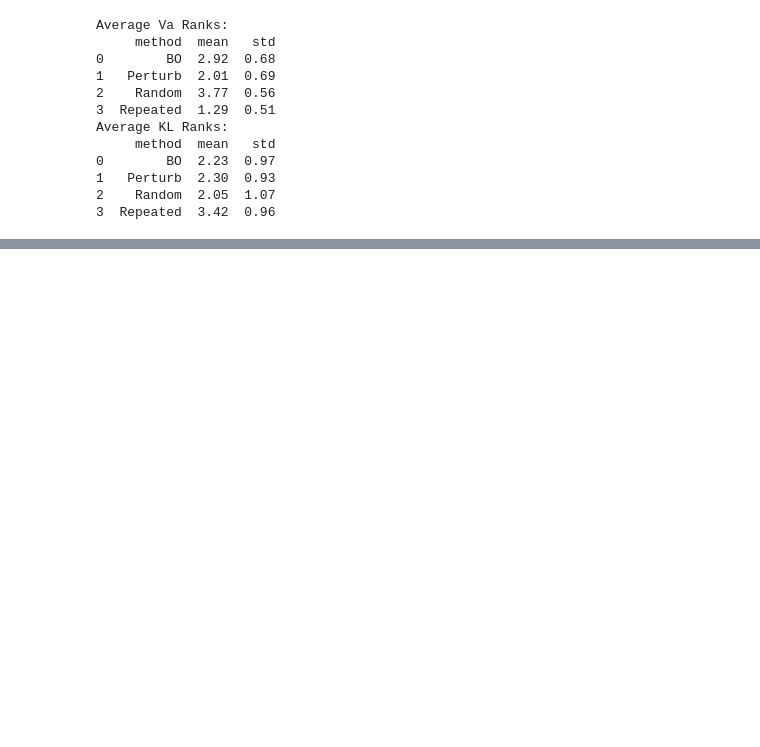
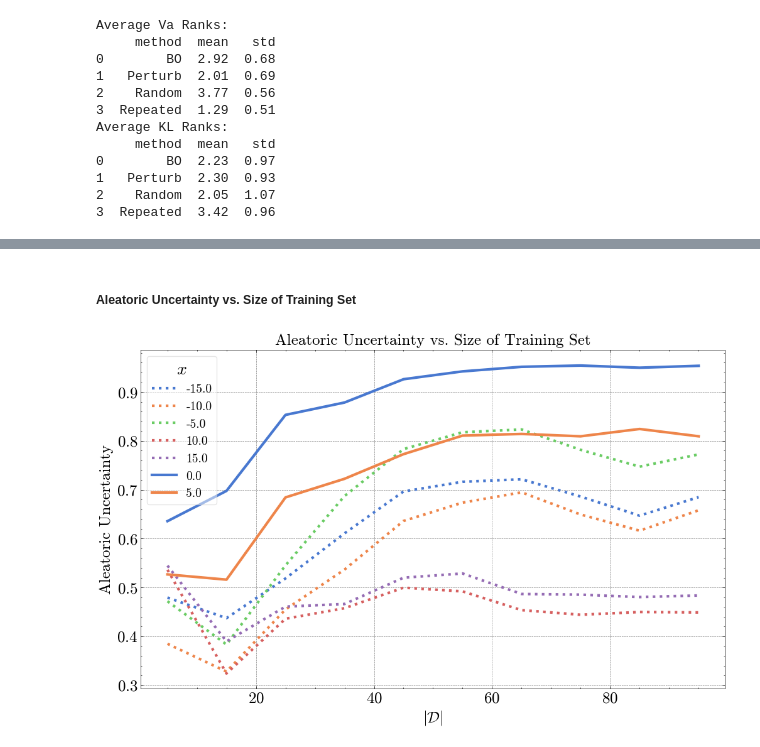
Before and after one commit to jacobyhsi/VUD, a Jupyter notebook: eval/eval_toy_1d_class.ipynb, the cells around one changed output, grey strips where cells are left out. Drawn from its saved outputs; the diff is of its cells as text; code cells hidden in the pictures; blank space fills up the shorter version.

```diff
--- a/eval/eval_toy_1d_class.ipynb
+++ b/eval/eval_toy_1d_class.ipynb
@@ -386,0 +531,18 @@ Average KL Ranks:
+# %% [markdown]
+##### Aleatoric Uncertainty vs. Size of Training Set
+# %%
+fig, ax = plt.subplots(figsize=(12, 7))
+
+# Plot shots against min_Va for each x_{feature_column}
+
+for key, group in combined_df_group.groupby(combined_df_group[f"x_{feature_column}"].isin([0, 5])):
+    linestyle = '-' if key else ':'
+    sns.lineplot(data=group, x="shot", y="min_Va", hue = f"x_{feature_column}", palette="muted", linestyle=linestyle, linewidth=3)
+legend = ax.legend(title=r"$x$", title_fontsize=20, framealpha=0.5)
+plt.xlabel(r"$|\mathcal{D}|$")
+plt.ylabel("Aleatoric Uncertainty")
+plt.title(r"Aleatoric Uncertainty vs. Size of Training Set")
+# plt.savefig(fig_save_directory + "aleatoric_uncertainty_vs_shots.pdf", dpi=300, bbox_inches='tight')
+plt.show()
+# %% [output]
+[figure, added]
```
Also changed, not shown: parts of 15 cells of this notebook, 2 other files.
